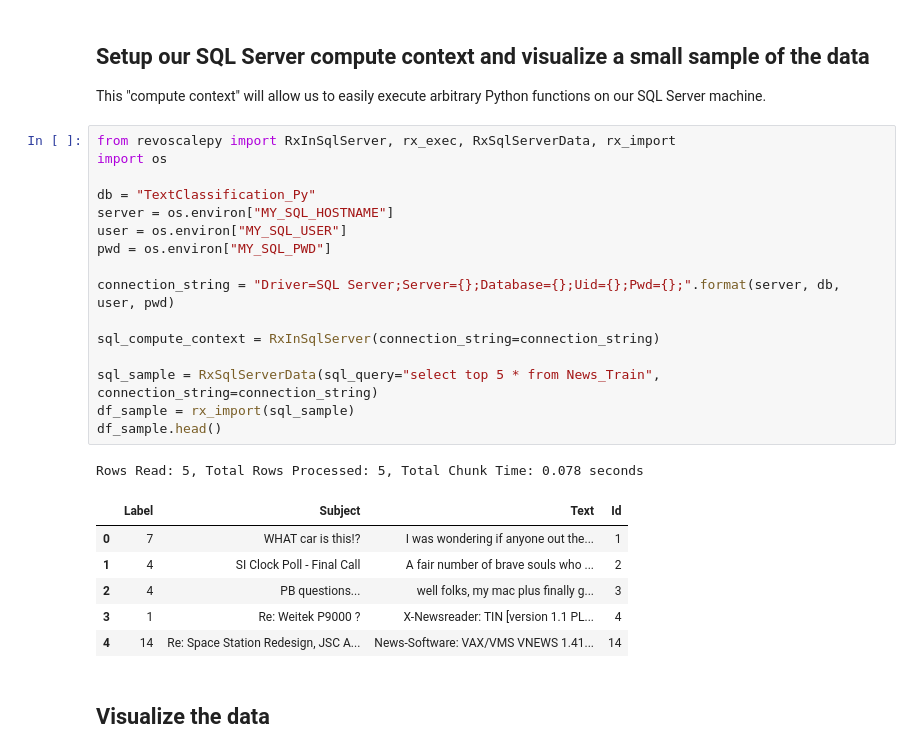
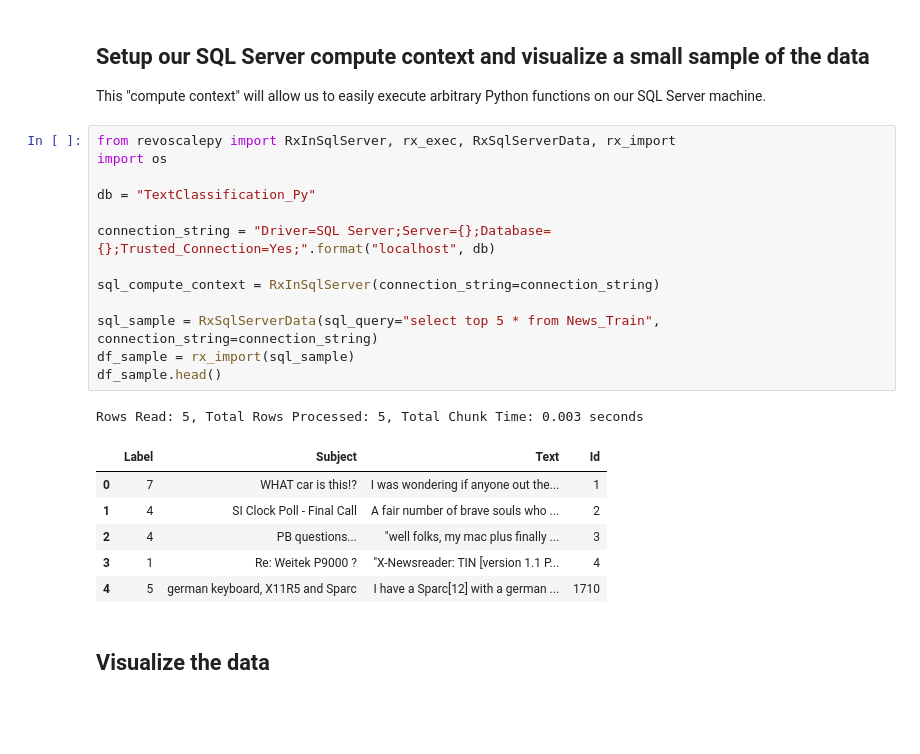
Before and after one commit to mmnormyle/pycondemos, a Jupyter notebook: TextClassificationPython.ipynb, the cells around one changed output. Cells and saved outputs as stored; diff of their text form; blank space fills up the shorter version.

```diff
--- a/TextClassificationPython.ipynb
+++ b/TextClassificationPython.ipynb
@@ -13,27 +13,24 @@ This "compute context" will allow us to easily execute arbitrary Python function
 # %%
 from revoscalepy import RxInSqlServer, rx_exec, RxSqlServerData, rx_import
 import os
 
 db = "TextClassification_Py"
-server = os.environ["MY_SQL_HOSTNAME"]
-user = os.environ["MY_SQL_USER"]
-pwd = os.environ["MY_SQL_PWD"]
 
-connection_string = "Driver=SQL Server;Server={};Database={};Uid={};Pwd={};".format(server, db, user, pwd)
+connection_string = "Driver=SQL Server;Server={};Database={};Trusted_Connection=Yes;".format("localhost", db)
 
 sql_compute_context = RxInSqlServer(connection_string=connection_string)
 
 sql_sample = RxSqlServerData(sql_query="select top 5 * from News_Train", connection_string=connection_string)
 df_sample = rx_import(sql_sample)
 df_sample.head()
 # %% [output]
-Rows Read: 5, Total Rows Processed: 5, Total Chunk Time: 0.078 seconds
+Rows Read: 5, Total Rows Processed: 5, Total Chunk Time: 0.003 seconds
 |  | Label | Subject | Text | Id |
 | 0 | 7 | WHAT car is this!? | I was wondering if anyone out the... | 1 |
 | 1 | 4 | SI Clock Poll - Final Call | A fair number of brave souls who ... | 2 |
-| 2 | 4 | PB questions... | well folks, my mac plus finally g... | 3 |
-| 3 | 1 | Re: Weitek P9000 ? | X-Newsreader: TIN [version 1.1 PL... | 4 |
-| 4 | 14 | Re: Space Station Redesign, JSC A... | News-Software: VAX/VMS VNEWS 1.41... | 14 |
+| 2 | 4 | PB questions... | "well folks, my mac plus finally ... | 3 |
+| 3 | 1 | Re: Weitek P9000 ? | "X-Newsreader: TIN [version 1.1 P... | 4 |
+| 4 | 5 | german keyboard, X11R5 and Sparc | I have a Sparc[12] with a german ... | 1710 |
 # %% [markdown]
 ## Visualize the data
 # %% [markdown]
```
Also changed, not shown: parts of 5 cells of this notebook, 3 other files.
